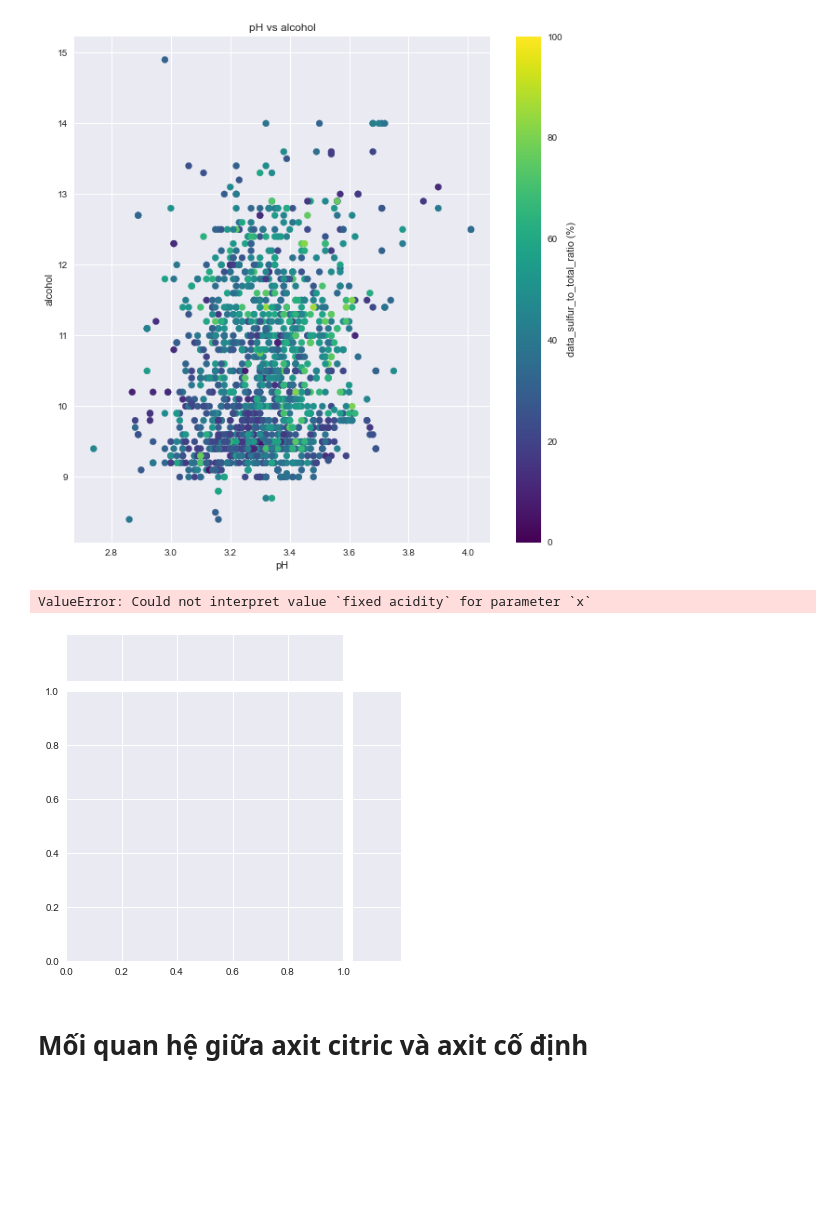
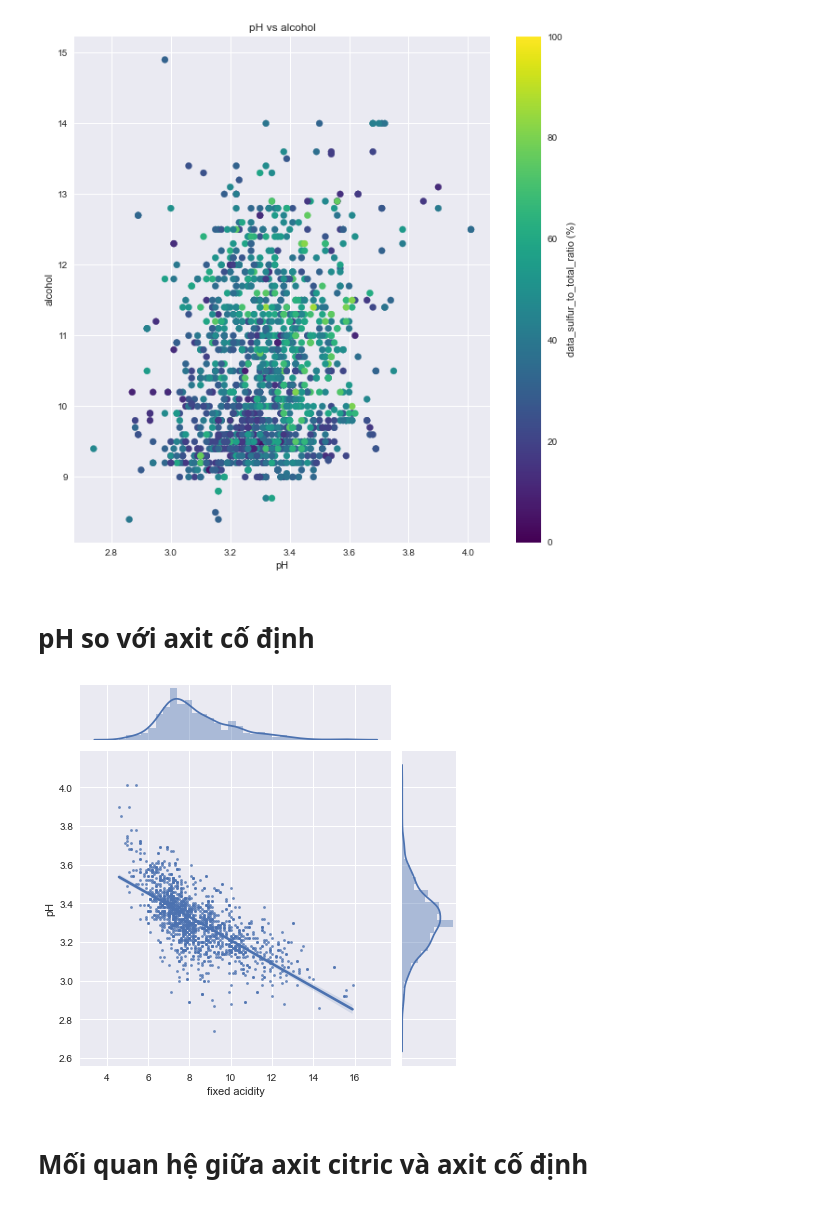
Before and after one commit to victosmat/project_python, a Jupyter notebook: btl.ipynb, the cells around one changed output. Saved outputs shown, nothing was run; the diff lists cells and outputs as text; code cells hidden in the pictures; blank space fills up the shorter version.

```diff
--- a/btl.ipynb
+++ b/btl.ipynb
@@ -284,22 +284,22 @@ plt.colorbar(label='data_sulfur_to_total_ratio (%)')
 plt.clim(0, 100)
 # %% [output]
 [figure]
-# %%
-# #Create a new dataframe containing only pH and fixed acidity columns to visualize their co-relations
-fixedAcidity_pH = data[['pH', 'fixed acidity']]
-
-# #Initialize a joint-grid with the dataframe, using seaborn library
-g = sns.JointGrid(x="fixed acidity", y="pH",
-                  data=ax, height=6)
-
-# # Draws a regression plot in the grid
-g = g.plot_joint(sns.regplot, scatter_kws={"s": 10})
-
-# # Draws a distribution plot in the same grid
-g = g.plot_marginals(sns.histplot, kde=True)
-# %% [output]
-ValueError: Could not interpret value `fixed acidity` for parameter `x`
-[figure, removed]
+# %% [markdown]
+# pH so với axit cố định
+# %%
+# Tạo khung dữ liệu mới chỉ chứa các cột pH và độ axit cố định để hình dung mối quan hệ đồng của chúng
+fixedAcidity_pH = data[['pH', 'fixed acidity']]
+
+# khởi tạo một joint-grid với dataframe, sử dụng thư viện seaborn
+gridA = sns.JointGrid(x="fixed acidity", y="pH", data=fixedAcidity_pH, size=6)
+
+# Vẽ biểu đồ hồi quy trong lưới
+gridA = gridA.plot_joint(sns.regplot, scatter_kws={"s": 8})
+
+# Vẽ một biểu đồ phân phối trong cùng một lưới
+gridA = gridA.plot_marginals(sns.distplot)
+# %% [output]
+[figure, added]
 # %% [markdown]
 # Mối quan hệ giữa axit citric và axit cố định
 # %%
```
Also changed, not shown: parts of 4 cells of this notebook.
